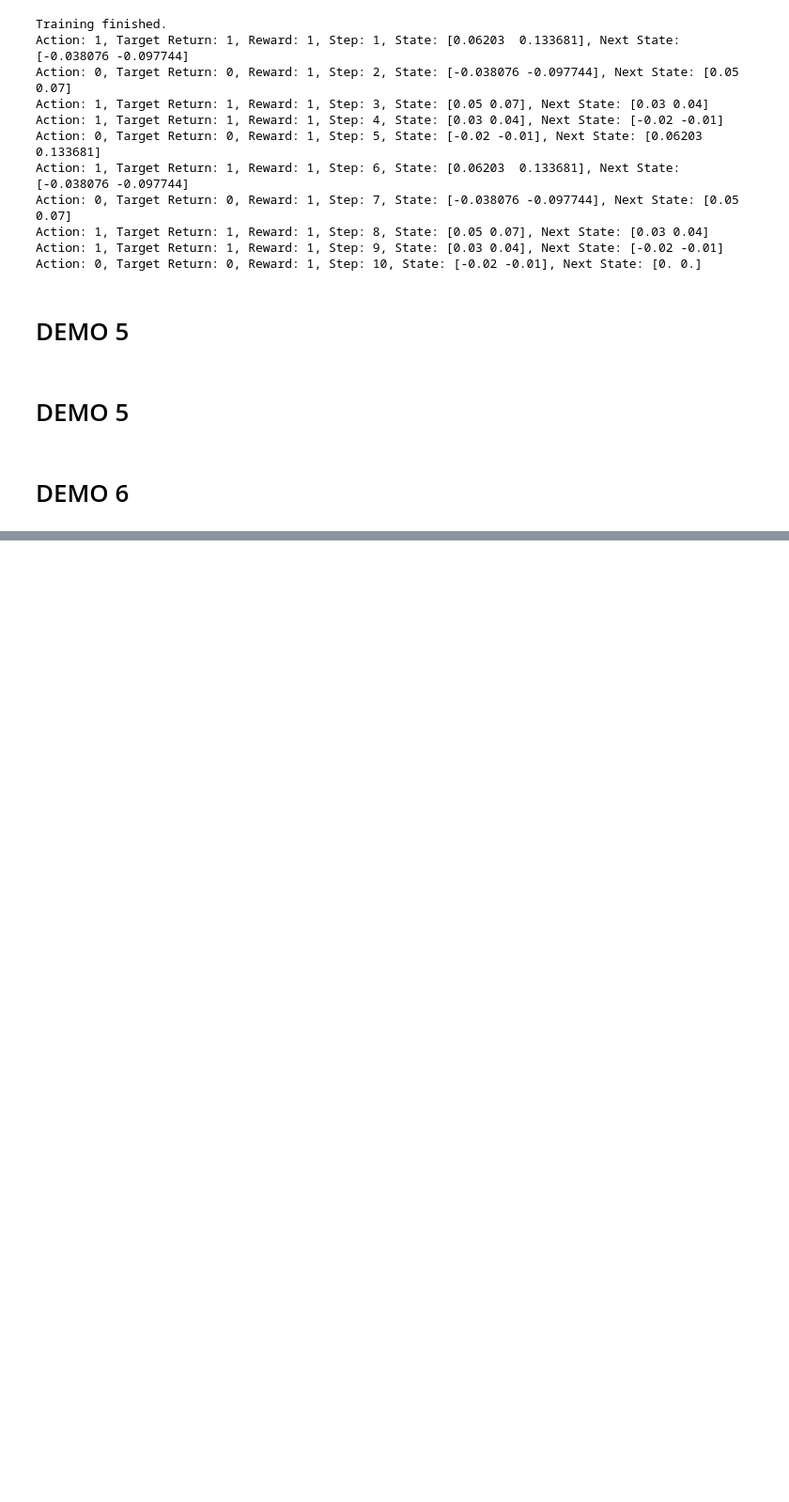
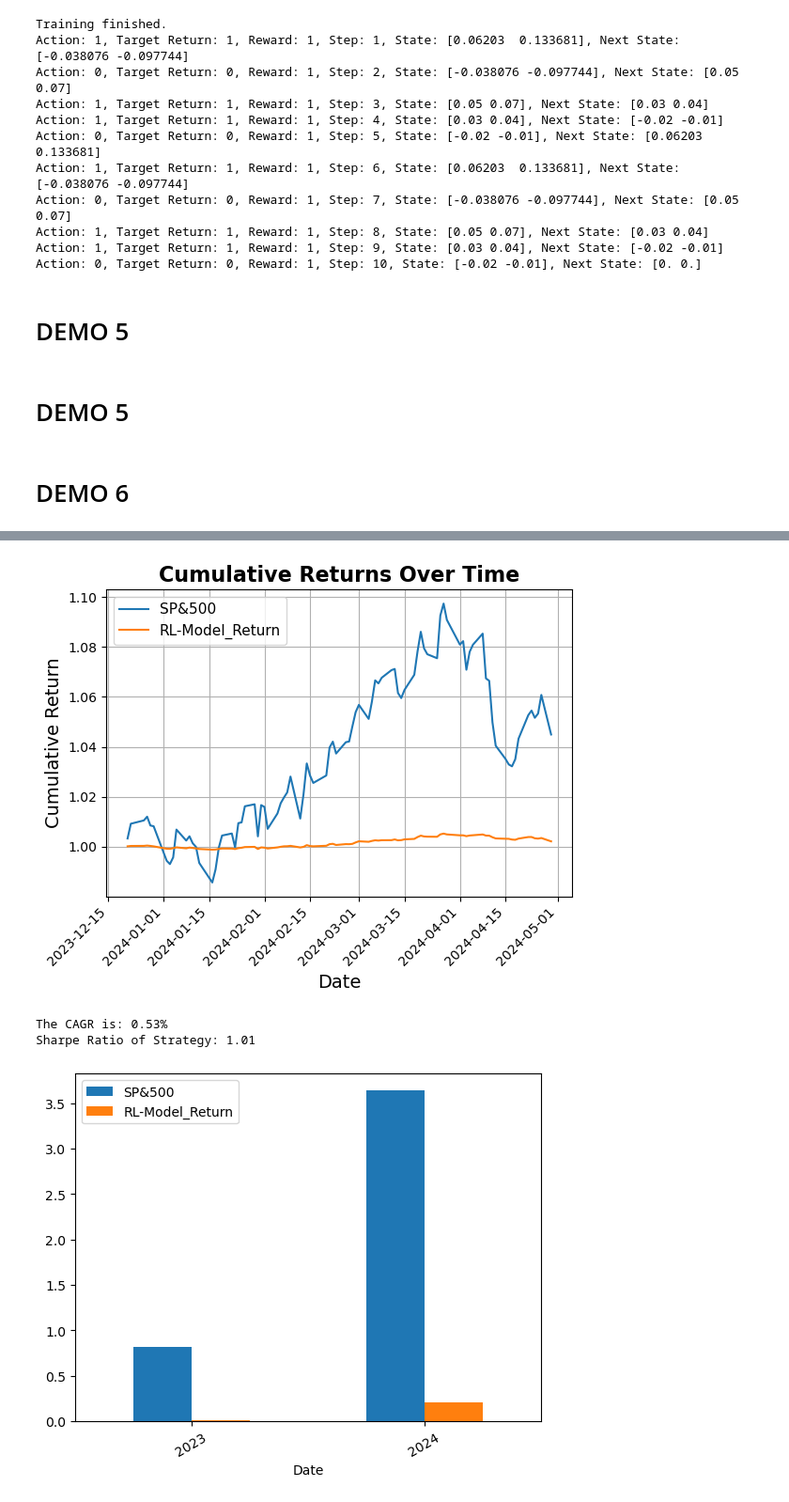
Before and after one commit to udacity/building-a-workflow-for-aI, a Jupyter notebook: l5-reinforcement-learning/Lesson5.ipynb, the cells around one changed output, grey strips where cells are left out. Shown at 94% size. Drawn from its saved outputs; the diff is of its cells as text; code cells hidden in the pictures; blank space fills up the shorter version.

```diff
--- a/l5-reinforcement-learning/Lesson5.ipynb
+++ b/l5-reinforcement-learning/Lesson5.ipynb
@@ -1328,0 +1066,8 @@ plt.show()
+# %%
+
+cum_returns, calendar_returns = func_lib.compute_Strat_Perf(y_test_and_pred, cum_returns, calendar_returns, trading_strategy, model_name)
+# %% [output]
+[figure, added]
+The CAGR is: 0.53%
+Sharpe Ratio of Strategy: 1.01
+[figure, added]
```
Also changed, not shown: parts of 40 cells of this notebook, 13 other files.
